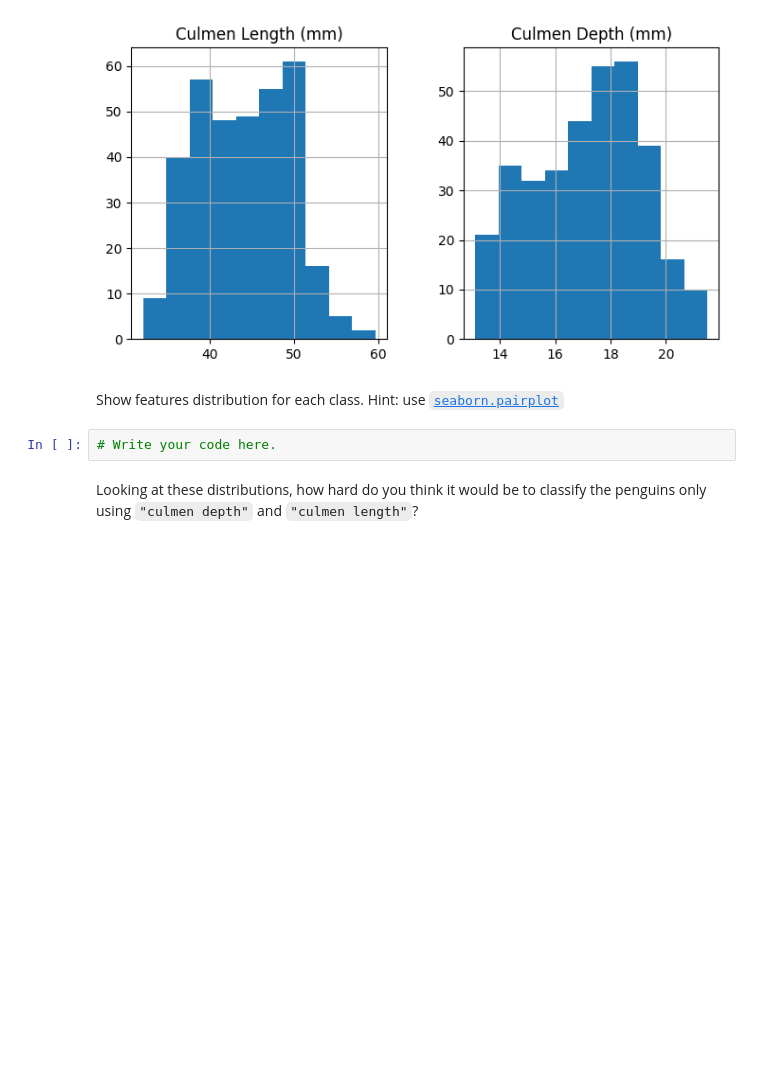
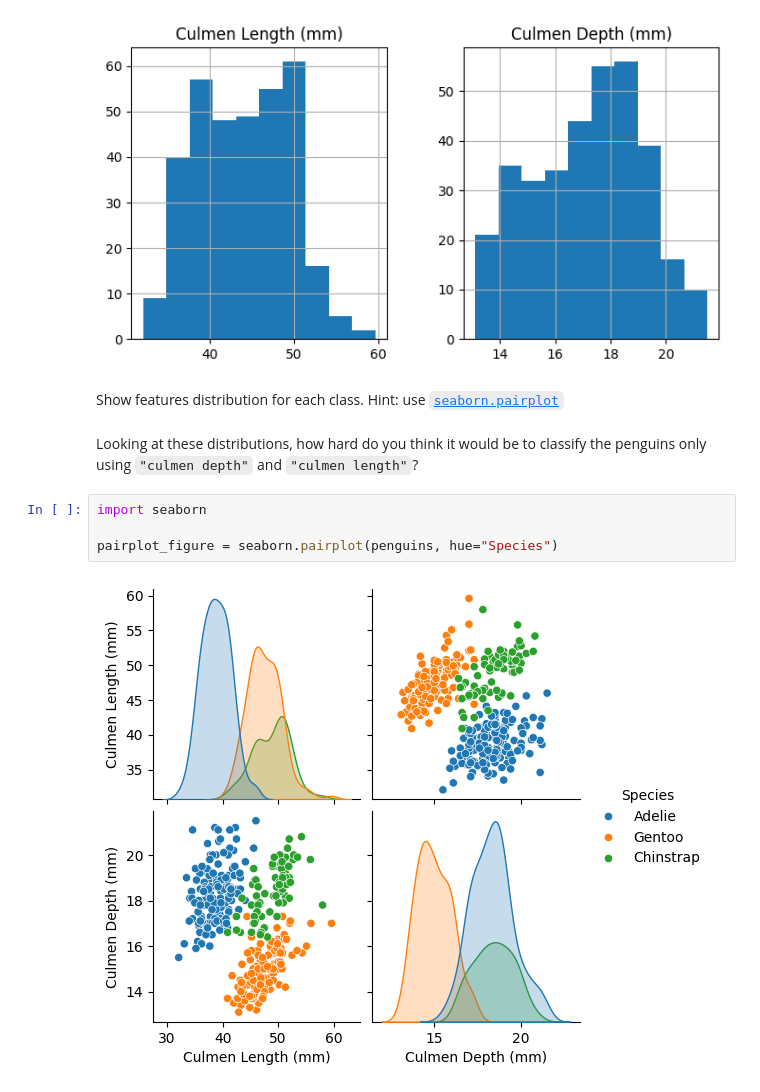
Before and after one commit to Renadalju/W3, a Jupyter notebook: notebooks/Exercise M1.01.ipynb, the cells around one changed output. Cells and saved outputs as stored; diff of their text form; blank space fills up the shorter version.

```diff
--- a/notebooks/Exercise M1.01.ipynb
+++ b/notebooks/Exercise M1.01.ipynb
@@ -65,8 +65,12 @@ _ = penguins.hist(figsize=(8, 4))
 # %% [markdown]
 Show features distribution for each class. Hint: use
 [`seaborn.pairplot`](https://seaborn.pydata.org/generated/seaborn.pairplot.html)
-# %%
-# Write your code here.
 # %% [markdown]
 Looking at these distributions, how hard do you think it would be to classify
 the penguins only using `"culmen depth"` and `"culmen length"`?
+# %%
+import seaborn
+
+pairplot_figure = seaborn.pairplot(penguins, hue="Species")
+# %% [output]
+[figure, added]
```
